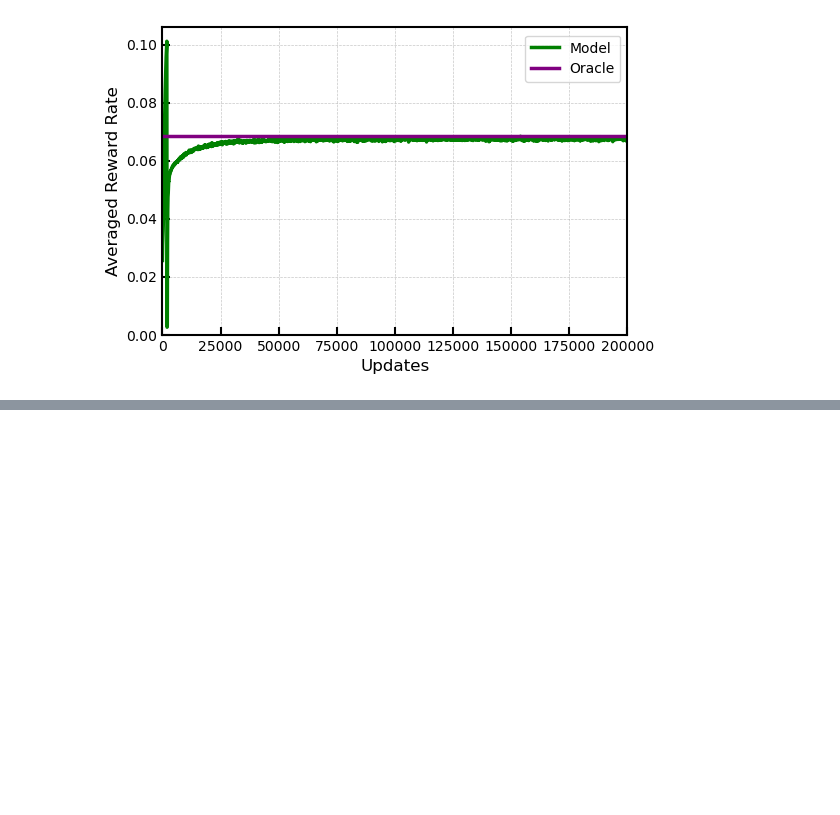
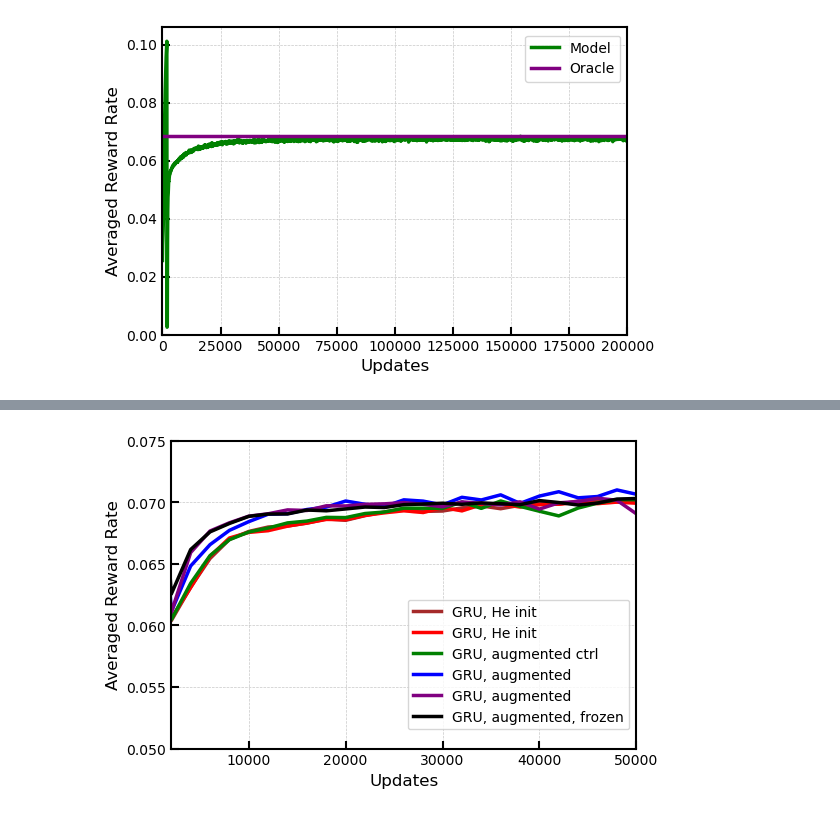
Before and after one commit to davidgbe/favorably_connected, a Jupyter notebook: code/notebooks/learning_baseline_exp_stoch_rewards.ipynb, the cells around one changed output, grey strips where cells are left out. Cells and saved outputs as stored; diff of their text form; code cells hidden in the pictures; blank space fills up the shorter version.

Commit message:
add code for augmented rnn

```diff
--- a/code/notebooks/learning_baseline_exp_stoch_rewards.ipynb
+++ b/code/notebooks/learning_baseline_exp_stoch_rewards.ipynb
@@ -894,0 +1016,93 @@ print(np.mean(reduced_data.T, axis=1).argmax())
+# %%
+scale = 1
+fig, axs = plt.subplots(1, 1, figsize=(6 * scale, 4 * scale))
+
+data_dirs = [
+    '../../results/rl_agent_outputs/fixed_odor_acc_reward_2025-02-09_18_56_19_657542_var_noise_0.0001_activity_weight_1.0/reward_rates',
+    '../../results/rl_agent_outputs/fixed_odor_acc_reward_2025-02-09_18_59_24_627895_var_noise_0.0001_activity_weight_1.0/reward_rates',
+    '../../results/rl_agent_outputs/train_augmented_rnn_2025-02-20_23_56_07_115905_var_noise_0.0001_activity_weight_1/reward_rates',
+    '../../results/rl_agent_outputs/train_augmented_rnn_pretrained_2025-02-21_00_09_16_185395_var_noise_0.0001_activity_weight_1/reward_rates',
+    '../../results/rl_agent_outputs/train_augmented_rnn_pretrained_2025-02-23_09_57_40_223726_var_noise_0.0001_activity_weight_1/reward_rates',
+    '../../results/rl_agent_outputs/train_augmented_rnn_pretrained_frozen_2025-02-23_22_17_18_355590_var_noise_0.0001_activity_weight_1/reward_rates'
+]
+
+colors = [
+    'brown',
+    'red',
+    'green',
+    'blue',
+    'purple',
+    'black',
+    'grey',
+]
+
+labels = [
+    'GRU, He init',
+    'GRU, He init',
+    'GRU, augmented ctrl',
+    'GRU, augmented',
+    'GRU, augmented',
+    'GRU, augmented, frozen',
+]
+
+for i, data_dir in enumerate(data_dirs):
+    averaging_size = 2000
+    reduced_data = load_data(os.path.join(data_dir, '*.npy'), averaging_size=averaging_size)
+
+    # Plot shaded region for standard error
+    axs.fill_between(
+        np.arange(reduced_data.shape[1]) * averaging_size,
+        np.mean(reduced_data.T, axis=1) - np.std(reduced_data.T, axis=1) / np.sqrt(reduced_data.shape[0]),
+        np.mean(reduced_data.T, axis=1) + np.std(reduced_data.T, axis=1) / np.sqrt(reduced_data.shape[0]),
+        color=colors[i],
+        alpha=0.2,
+        zorder=1,
+    )
+
+    # Plot mean line
+    axs.plot(
+        np.arange(reduced_data.shape[1]) * averaging_size,
+        np.mean(reduced_data.T, axis=1),
+        c=colors[i],
+        linewidth=2.5,  # Thicker plot line
+        zorder=2,
+        label=labels[i],
+    )
+
+# axs.plot(
+#     [0, 0.2e6],
+#     0.0725 * np.ones(2),
+#     c='purple',
+#     linewidth=2.5,  # Thicker plot line
+#     zorder=2,
+#     label='Oracle',
+# )
+
+# Adjust axes limits
+axs.set_xlim(2000, 50000)
+axs.set_ylim(0.05, 0.075)
+# axs.set_xscale('log')
+
+# Add labels and titles
+axs.set_ylabel('Averaged Reward Rate', fontsize=12)
+axs.set_xlabel('Updates', fontsize=12)
+
+# Customize tick parameters
+axs.tick_params(axis='both', direction='in', length=6, width=1.5, labelsize=10)
+
+# Thicken the axes lines
+axs.spines['top'].set_linewidth(1.5)
+axs.spines['right'].set_linewidth(1.5)
+axs.spines['bottom'].set_linewidth(1.5)
+axs.spines['left'].set_linewidth(1.5)
+
+# Add grid for better readability
+axs.grid(visible=True, which='both', linestyle='--', linewidth=0.5, alpha=0.7)
+
+# Add legend
+fig.legend(bbox_to_anchor=(0.9, 0.5), fontsize=10)
+
+# Print stats
+print(np.mean(reduced_data.T, axis=1).max())
+print(np.mean(reduced_data.T, axis=1).argmax())
+# %% [output]
@@ -894,0 +1111 @@ print(np.mean(reduced_data.T, axis=1).argmax())
+[figure, added]
```
Also changed, not shown: parts of 3 cells of this notebook, 22 other files.
